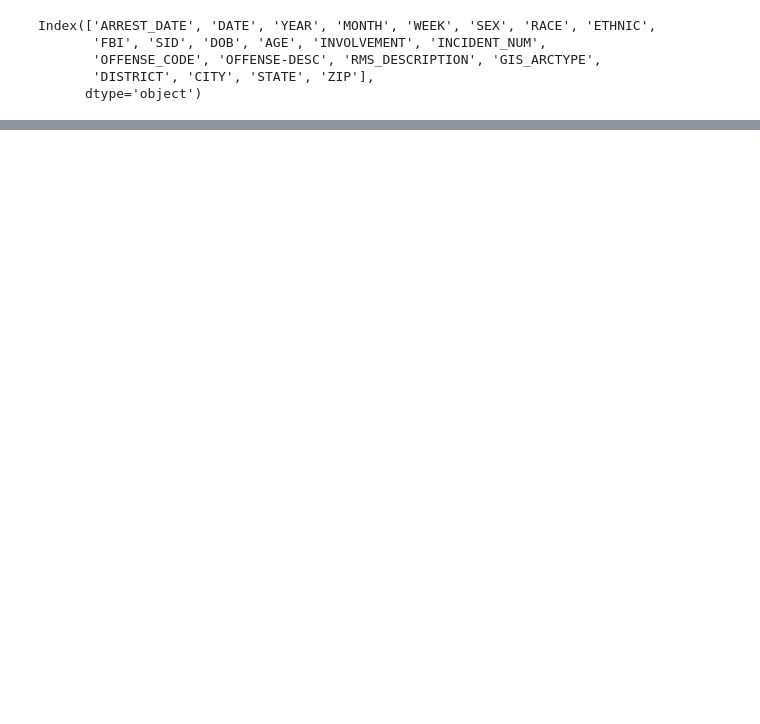
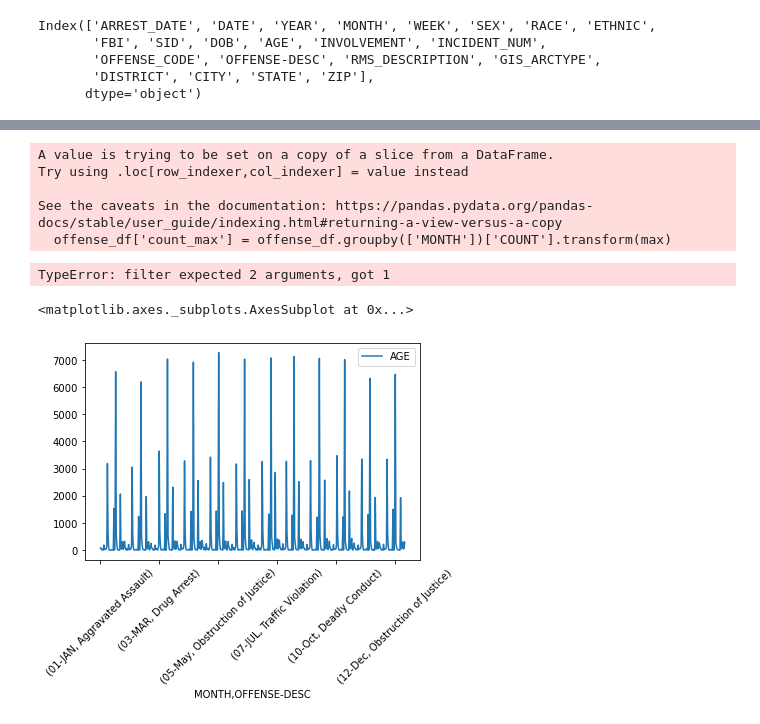
Before and after one commit to Teresa-18/teresa, a Jupyter notebook: Project_code.ipynb, the cells around one changed output, grey strips where cells are left out. Cells and saved outputs as stored; diff of their text form; code cells hidden in the pictures; blank space fills up the shorter version.

```diff
--- a/Project_code.ipynb
+++ b/Project_code.ipynb
@@ -128,0 +271,12 @@ df2.groupby(['MONTH','OFFENSE']).count().plot(rot=45)
+# %%
+offense_df['count_max'] = offense_df.groupby(['MONTH'])['COUNT'].transform(max)
+# %% [output]
+A value is trying to be set on a copy of a slice from a DataFrame.
+Try using .loc[row_indexer,col_indexer] = value instead
+
+See the caveats in the documentation: https://pandas.pydata.org/pandas-docs/stable/user_guide/indexing.html#returning-a-view-versus-a-copy
+  offense_df['count_max'] = offense_df.groupby(['MONTH'])['COUNT'].transform(max)
+# %%
+filter(lambda x: x["COUNT"])
+# %% [output]
+TypeError: filter expected 2 arguments, got 1
@@ -128,0 +300,9 @@ df2.groupby(['MONTH','OFFENSE']).count().plot(rot=45)
+# %%
+path_crime['MONTH'] = path_crime['MONTH'].replace(
+    {'JANUARY': '01-JAN', 'FEBRUARY': '02-Feb', 'MARCH':'03-MAR',"APRIL":'04-Apr', 'MAY':'05-May', 'JUNE':'06-June', 'JULY':'07-JUL', 'AUGUST':'08-Aug', 'SEPTEMBER':'09-Sep', 'OCTOBER':'10-Oct', 'NOVEMBER':'11-Nov','DECEMBER':'12-Dec'})
+# %%
+df2 = path_crime[['MONTH','OFFENSE-DESC','AGE']].replace({'JANUARY': '01-JAN', 'FEBRUARY': '02-Feb', 'MARCH':'03-MAR',"APRIL":'04-Apr', 'MAY':'05-May', 'JUNE':'06-June', 'JULY':'07-JUL', 'AUGUST':'08-Aug', 'SEPTEMBER':'09-Sep', 'OCTOBER':'10-Oct', 'NOVEMBER':'11-Nov','DECEMBER':'12-Dec'})
+df2.groupby(['MONTH','OFFENSE-DESC']).count().plot(rot=45)
+# %% [output]
+<matplotlib.axes._subplots.AxesSubplot at 0x...>
+[figure, added]
```
Also changed, not shown: parts of 42 cells of this notebook, 5 other files.
